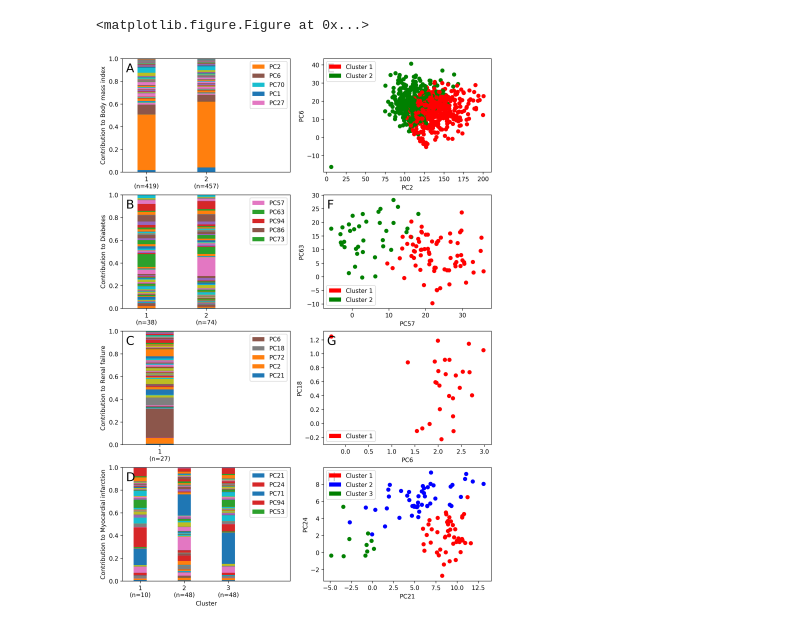
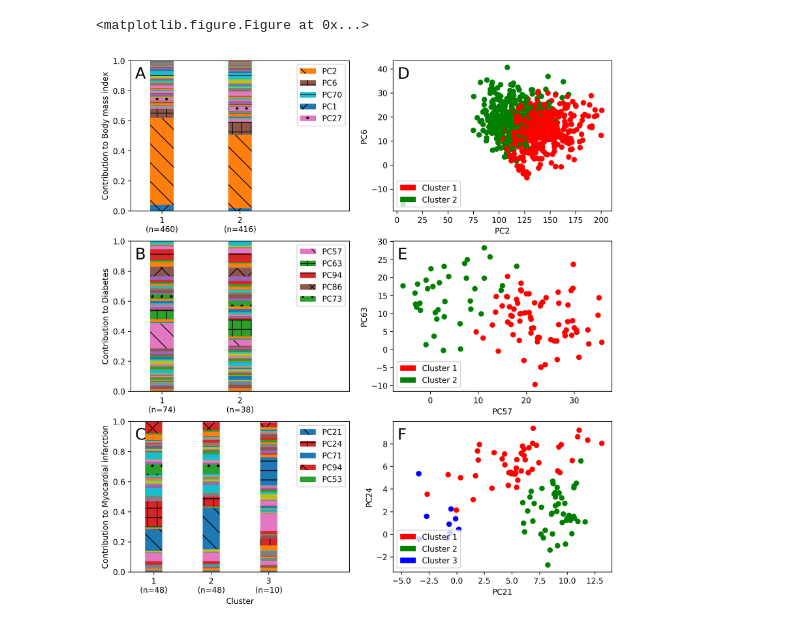
Before and after one commit to rivas-lab/degas-risk, a Jupyter notebook: figures/Figure4-Clustering-Risk.ipynb, the cells around one changed output. Cells and saved outputs as stored; diff of their text form; code cells hidden in the pictures.

```diff
--- a/figures/Figure4-Clustering-Risk.ipynb
+++ b/figures/Figure4-Clustering-Risk.ipynb
@@ -11,7 +11,7 @@ from sklearn.cluster import KMeans
 dataset='all_beta_center_p001_20190621_500PCs'
 
 # phenotypes to analyze
-phe_codes=['INI21001','HC221','HC294','HC326']
+phe_codes=['INI21001','HC221','HC326']
 
 # for regression models
 covariate=['age','sex']+['PC'+str(i+1) for i in range(4)]
@@ -43,6 +43,7 @@ code_to_name['HC326'] = 'Myocardial infarction'
 # %%
 width = 2
 plots = [None for _ in range(width * len(phe_codes))]
+patterns = ('.', 'x', '-', '+', '\\')
 plt.close('all'); plt.clf()
 plt.figure(figsize=(5*width + 1, 4*len(phe_codes)), dpi=300)
 score_pcs=['SCORE{}_SUM'.format(pc+1) for pc in range(npc)]
@@ -89,43 +90,44 @@ for ix,phe_code in enumerate(phe_codes):
             cluster,k = new_cluster,new_k
 
     # (A): paint cluster centers
-    ms = np.flip(cluster.cluster_centers_[0:k],0)
+    ms = cluster.cluster_centers_[0:k]
     c_ref = ['red','green','blue','black','magenta','yellow','cyan'][0:k]
     x,p = np.arange(k), []
     top5pcs = np.argsort(np.sum(ms, axis=0))[-5:]
     p=[]
     for i in range(ms.shape[1]):
-        zz=plots[(width*ix)].bar(x, ms[:,i], bottom=np.sum(ms[:,0:i], axis=1), width=0.3)
+        zz=plots[(width*ix)].bar(x, ms[:,i], bottom=np.sum(ms[:,0:i], axis=1), width=0.3,
+                                 hatch=patterns[np.where(top5pcs==i)[0][0]] if i in top5pcs else None)
         p.append(zz)
     plots[(width*ix)].set_xlabel('')
     plots[(width*ix)].set_ylabel('Contribution to '+phe_name)
     plots[(width*ix)].set_ylim((0, 1))
     plots[(width*ix)].set_xlim((-0.4,k+0.4))
     plots[(width*ix)].set_xticks(np.arange(k))
     plots[(width*ix)].set_xticklabels([str(x+1)+'\n(n='+str(y)+')' for x,y in
-                              enumerate(reversed(list(pd.Series(cluster.labels_).value_counts())))])
+                              enumerate(list(pd.Series(cluster.labels_).value_counts()))])
     plots[(width*ix)].legend([p[i] for i in reversed(top5pcs)],
                                ['PC' + str(i+1) for i in reversed(top5pcs)])
 
     # (B): scatterplot of clusters
     b,a=(str(i+1) for i in top5pcs[-2:])
     for ixx in range(k-1):
         plots[(width*ix)+1].plot([],[],'.',markersize=3,color=c_ref[ixx])
     plots[(width*ix)+1].scatter(df.loc[outliers,'SCORE'+a+'_SUM'].multiply(weights[int(a)-1]),
                                 df.loc[outliers,'SCORE'+b+'_SUM'].multiply(weights[int(b)-1]),
                                 c=[c_ref[i] for i in cluster.labels_])
     plots[(width*ix)+1].set_xlabel('PC'+a)
     plots[(width*ix)+1].set_ylabel('PC'+b)
-    plots[(width*ix)+1].legend([patches.Circle((0.5, 0.5), 1, facecolor=c_ref[-i], linewidth=3) for i in range(k)],
-                               ['Cluster '+str(i+1) for i in range(k)])
+    plots[(width*ix)+1].legend([patches.Circle((0.5, 0.5), 1, facecolor=c_ref[i], linewidth=3) for i in range(k)],
+                               ['Cluster '+str(i+1) for i in range(k)], loc='lower left')
     # add figure labels
     for ix2 in range(width):
         plots[(width*ix)+ix2].text(0.02, 0.88, chr((ix%len(phe_codes))+65+ix2*len(phe_codes)),
                                    fontsize=20, transform=plots[(width*ix)+ix2].transAxes)
 
 
 plots[-2].set_xlabel('Cluster')
 plt.show()
 # %% [output]
 <matplotlib.figure.Figure at 0x...>
-[figure, old version]
+[figure, new version]
```
Also changed, not shown: parts of 1 cell of this notebook, 3 other files.
